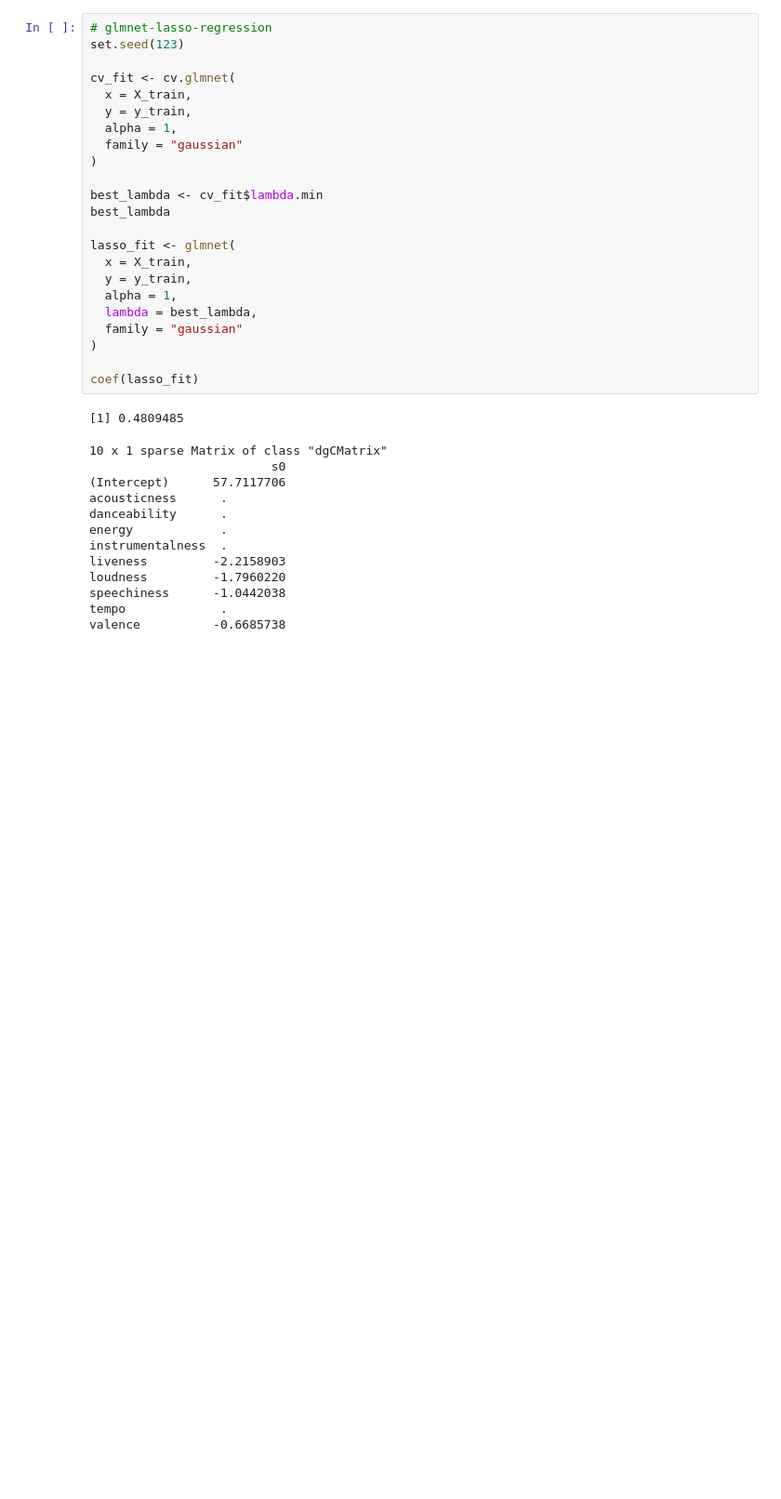
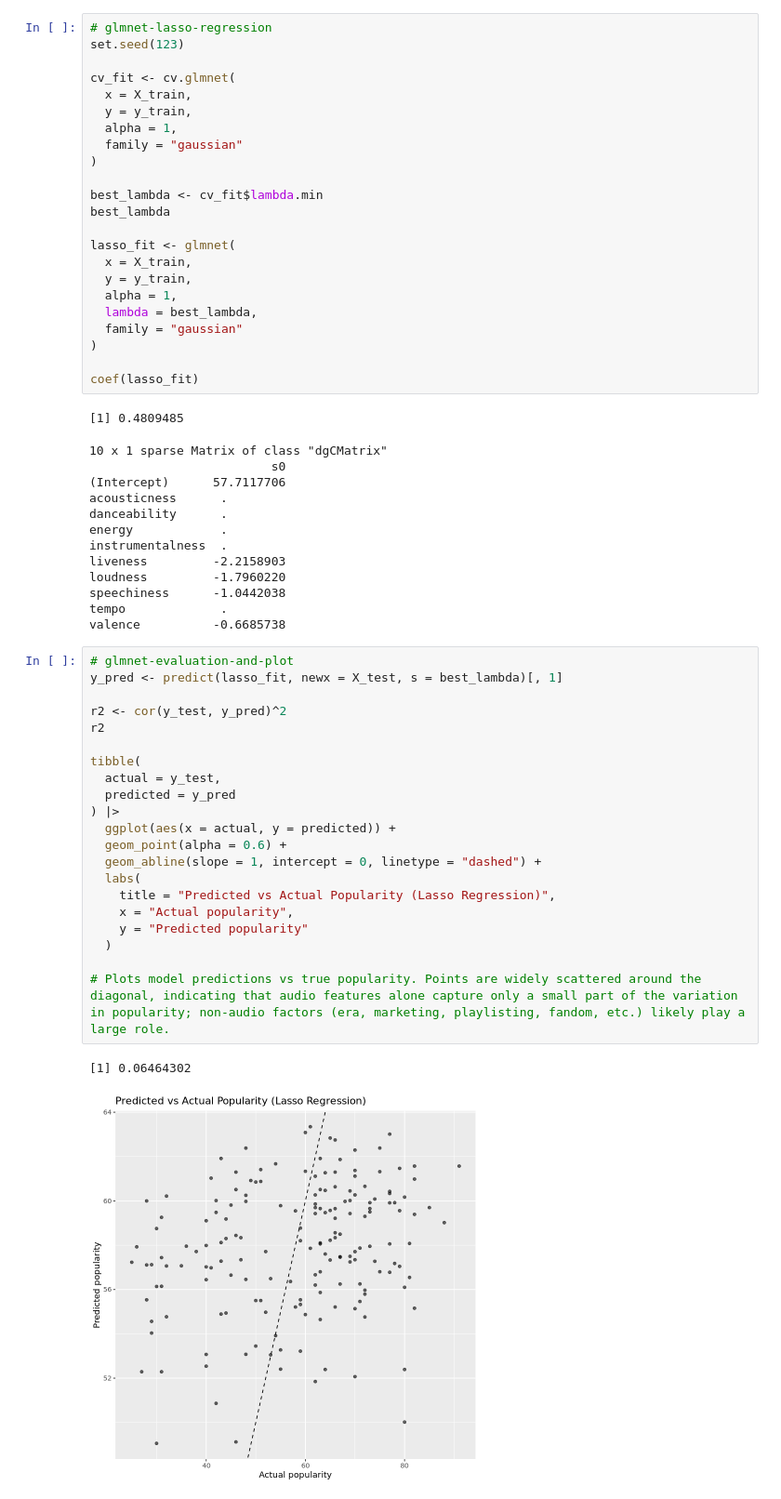
Before and after one commit to snwilke/bios-512-repo, a Jupyter notebook: BIOS512_FINAL.ipynb, the cells around one changed output. Shown at 93% size. Saved outputs shown, nothing was run; the diff lists cells and outputs as text; blank space fills up the shorter version.

```diff
--- a/BIOS512_FINAL.ipynb
+++ b/BIOS512_FINAL.ipynb
@@ -424,3 +436,27 @@ loudness         -1.7960220
 speechiness      -1.0442038
 tempo             .
 valence          -0.6685738
+# %%
+# glmnet-evaluation-and-plot
+y_pred <- predict(lasso_fit, newx = X_test, s = best_lambda)[, 1]
+
+r2 <- cor(y_test, y_pred)^2
+r2
+
+tibble(
+  actual = y_test,
+  predicted = y_pred
+) |>
+  ggplot(aes(x = actual, y = predicted)) +
+  geom_point(alpha = 0.6) +
+  geom_abline(slope = 1, intercept = 0, linetype = "dashed") +
+  labs(
+    title = "Predicted vs Actual Popularity (Lasso Regression)",
+    x = "Actual popularity",
+    y = "Predicted popularity"
+  )
+
+# Plots model predictions vs true popularity. Points are widely scattered around the diagonal, indicating that audio features alone capture only a small part of the variation in popularity; non‑audio factors (era, marketing, playlisting, fandom, etc.) likely play a large role.
+# %% [output]
+[1] 0.06464302
+[figure, added]
```
Also changed, not shown: parts of 8 cells of this notebook.
